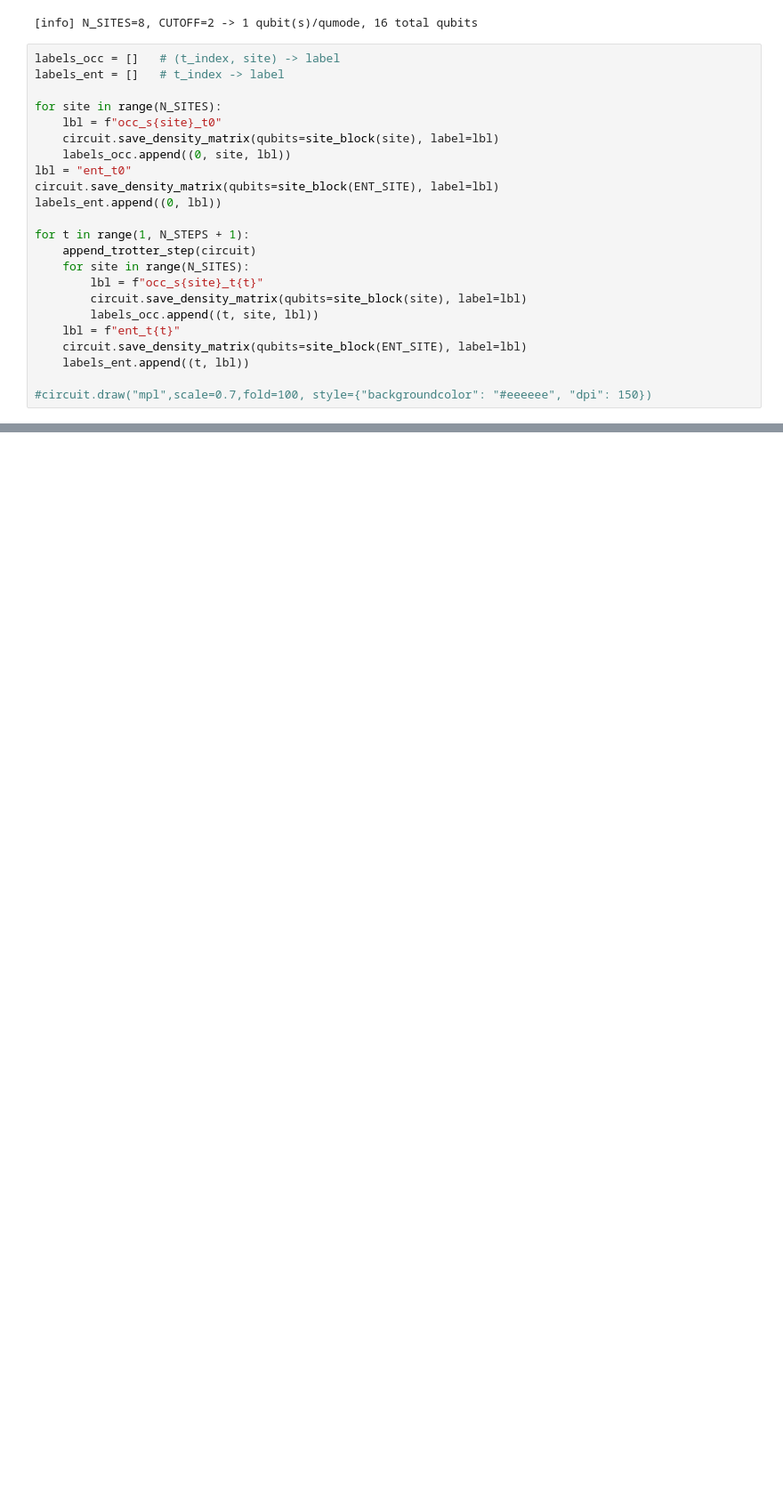
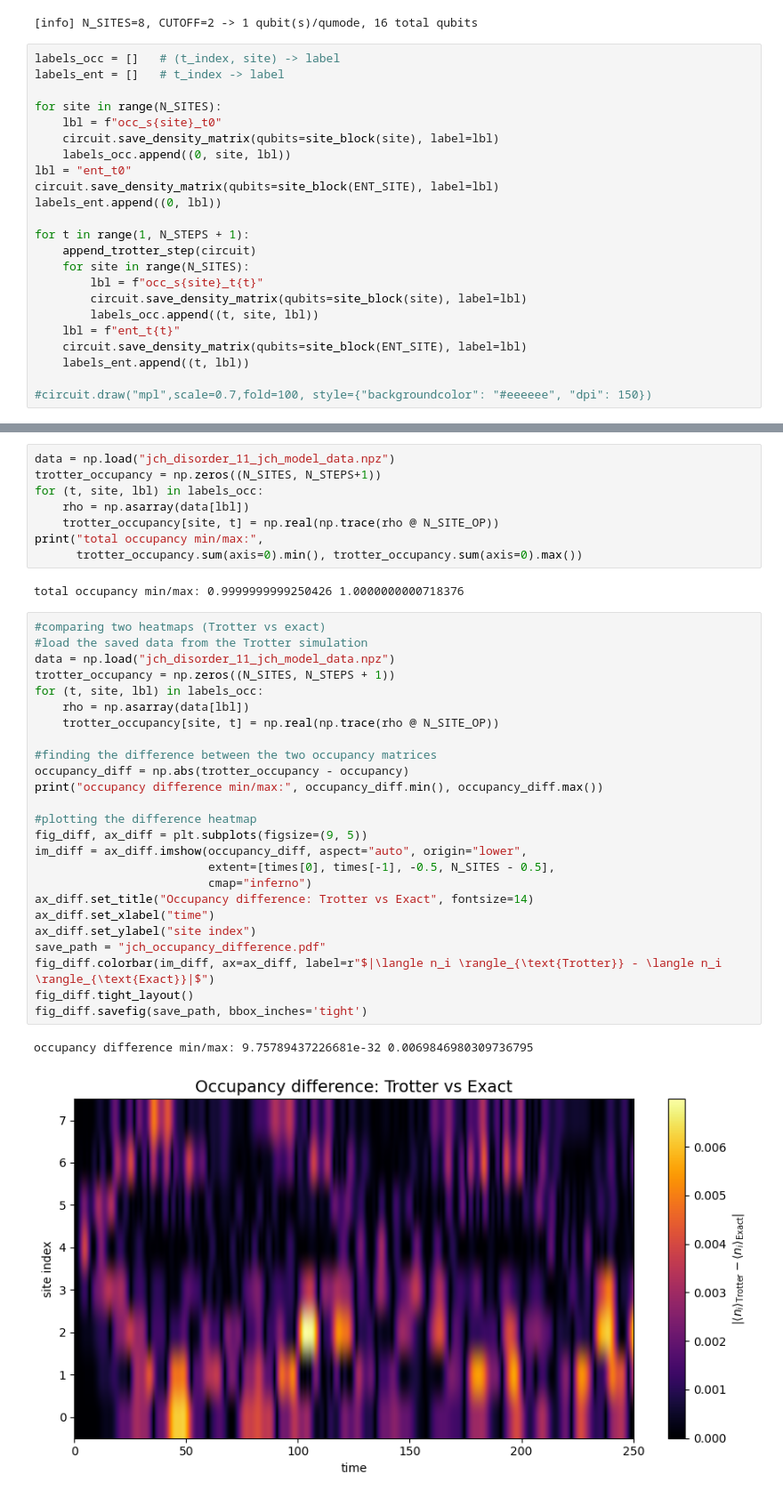
Before and after one commit to Dilip-Ojha/Bosonic_Qiskit, a Jupyter notebook: 11_jch_model.ipynb, the cells around one changed output, grey strips where cells are left out. Shown at 89% size. Saved outputs shown, nothing was run; the diff lists cells and outputs as text; blank space fills up the shorter version.

```diff
--- a/11_jch_model.ipynb
+++ b/11_jch_model.ipynb
@@ -247,0 +332,38 @@ plt.show()
+# %%
+data = np.load("jch_disorder_11_jch_model_data.npz")
+trotter_occupancy = np.zeros((N_SITES, N_STEPS+1))
+for (t, site, lbl) in labels_occ:
+    rho = np.asarray(data[lbl])
+    trotter_occupancy[site, t] = np.real(np.trace(rho @ N_SITE_OP))
+print("total occupancy min/max:",
+      trotter_occupancy.sum(axis=0).min(), trotter_occupancy.sum(axis=0).max())
+# %% [output]
+total occupancy min/max: 0.9999999999250426 1.0000000000718376
+# %%
+#comparing two heatmaps (Trotter vs exact)
+#load the saved data from the Trotter simulation
+data = np.load("jch_disorder_11_jch_model_data.npz")
+trotter_occupancy = np.zeros((N_SITES, N_STEPS + 1))
+for (t, site, lbl) in labels_occ:
+    rho = np.asarray(data[lbl])
+    trotter_occupancy[site, t] = np.real(np.trace(rho @ N_SITE_OP))
+
+#finding the difference between the two occupancy matrices
+occupancy_diff = np.abs(trotter_occupancy - occupancy)
+print("occupancy difference min/max:", occupancy_diff.min(), occupancy_diff.max())
+
+#plotting the difference heatmap
+fig_diff, ax_diff = plt.subplots(figsize=(9, 5))
+im_diff = ax_diff.imshow(occupancy_diff, aspect="auto", origin="lower",
+                         extent=[times[0], times[-1], -0.5, N_SITES - 0.5],
+                         cmap="inferno")
+ax_diff.set_title("Occupancy difference: Trotter vs Exact", fontsize=14)
+ax_diff.set_xlabel("time")
+ax_diff.set_ylabel("site index")
+save_path = "jch_occupancy_difference.pdf"
+fig_diff.colorbar(im_diff, ax=ax_diff, label=r"$|\langle n_i \rangle_{\text{Trotter}} - \langle n_i \rangle_{\text{Exact}}|$")
+fig_diff.tight_layout()
+fig_diff.savefig(save_path, bbox_inches='tight')
+# %% [output]
+occupancy difference min/max: 9.75789437226681e-32 0.0069846980309736795
+[figure, added]
```
Also changed, not shown: parts of 9 cells of this notebook.
